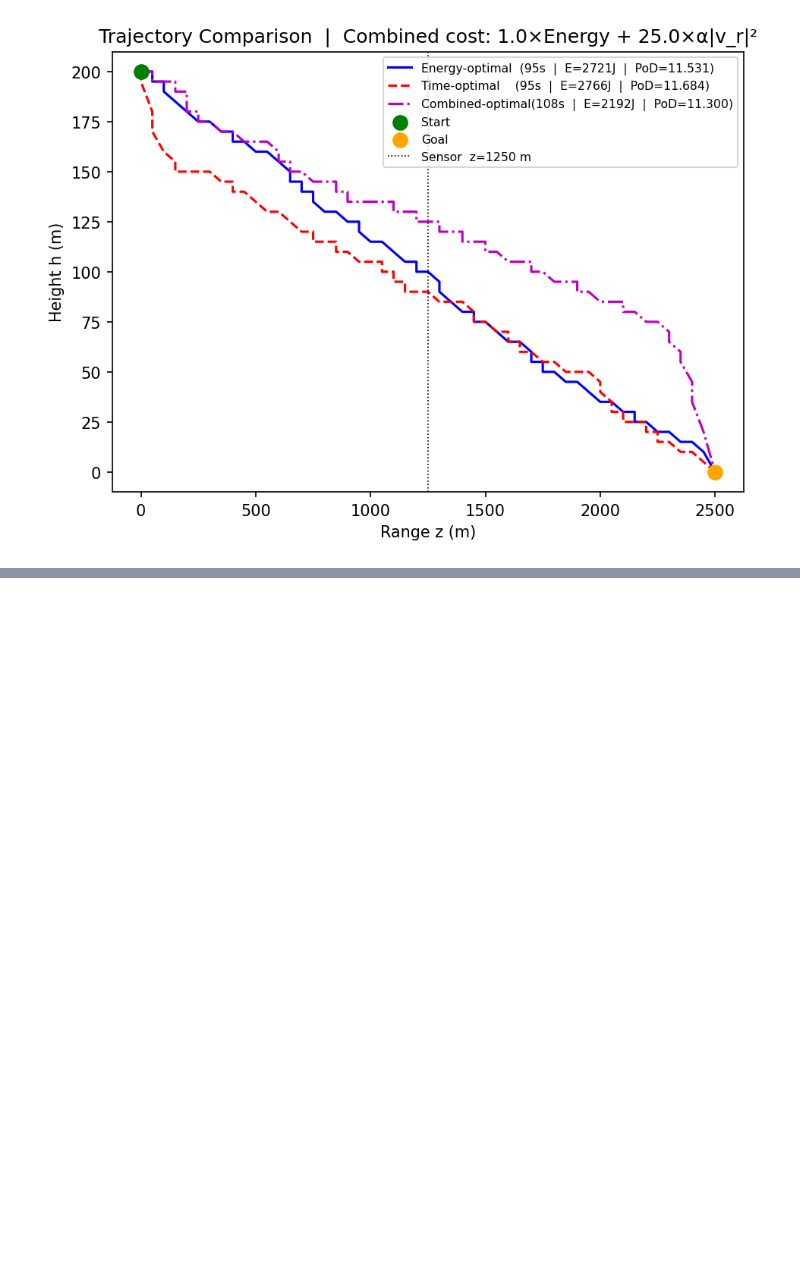
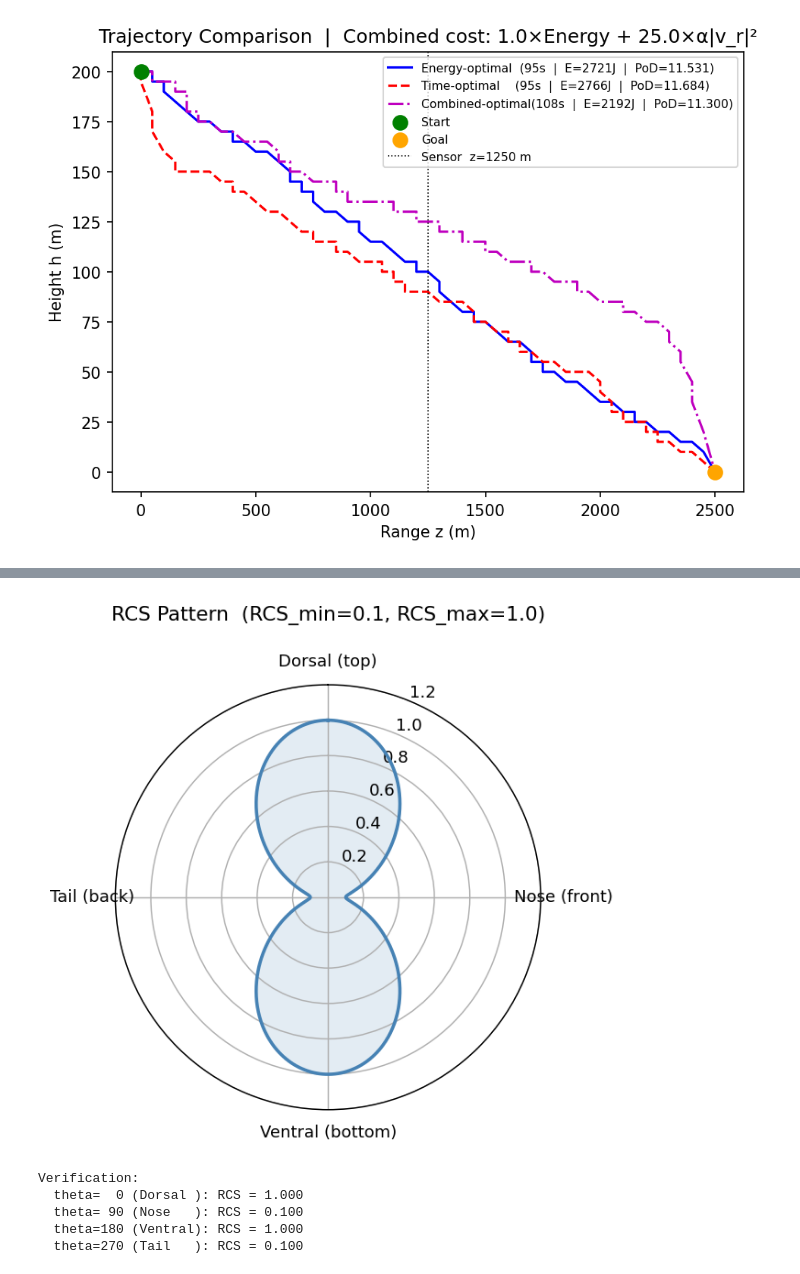
Before and after one commit to jeffersonkim97/glider_hybrid_control, a Jupyter notebook: Glider_Bellman/glider_02.ipynb, the cells around one changed output, grey strips where cells are left out. Cells and saved outputs as stored; diff of their text form; code cells hidden in the pictures; blank space fills up the shorter version.

```diff
--- a/Glider_Bellman/glider_02.ipynb
+++ b/Glider_Bellman/glider_02.ipynb
@@ -1172,0 +1185,35 @@ Combined-opt             108.0     2192.4       11.2998
+# %%
+# ── RCS Pattern: Polar Verification ─────────────────────────────────────────
+# Convention: theta=0 -> dorsal (top), theta=90 -> nose (front),
+#             theta=180 -> ventral (bottom), theta=270 -> tail (back)
+# Expected: maxima at 0/180 deg, minima at 90/270 deg
+
+RCS_MAX = 1.0
+RCS_MIN = 0.1   # nonzero floor: some RCS even nose-on
+
+theta_plot = np.linspace(0, 2*np.pi, 720)
+rcs_polar  = RCS_MIN + (RCS_MAX - RCS_MIN) * np.cos(theta_plot)**2
+
+fig, ax = plt.subplots(subplot_kw={'projection': 'polar'}, figsize=(5, 5), dpi=130)
+ax.plot(theta_plot, rcs_polar, color='steelblue', linewidth=2)
+ax.fill(theta_plot, rcs_polar, alpha=0.15, color='steelblue')
+ax.set_theta_zero_location('N')   # 0 deg at top = dorsal
+ax.set_theta_direction(-1)         # clockwise: dorsal -> nose -> ventral -> tail
+ax.set_xticks(np.radians([0, 90, 180, 270]))
+ax.set_xticklabels(['Dorsal (top)', 'Nose (front)', 'Ventral (bottom)', 'Tail (back)'])
+ax.set_ylim(0, 1.2)
+ax.set_title(f'RCS Pattern  (RCS_min={RCS_MIN}, RCS_max={RCS_MAX})', pad=20)
+plt.tight_layout()
+plt.show()
+
+print('Verification:')
+for deg, label in [(0, 'Dorsal '), (90, 'Nose   '), (180, 'Ventral'), (270, 'Tail   ')]:
+    val = RCS_MIN + (RCS_MAX - RCS_MIN) * np.cos(np.radians(deg))**2
+    print(f'  theta={deg:>3} ({label}): RCS = {val:.3f}')
+# %% [output]
+[figure, added]
+Verification:
+  theta=  0 (Dorsal ): RCS = 1.000
+  theta= 90 (Nose   ): RCS = 0.100
+  theta=180 (Ventral): RCS = 1.000
+  theta=270 (Tail   ): RCS = 0.100
```
Also changed, not shown: parts of 9 cells of this notebook, 2 other files.
